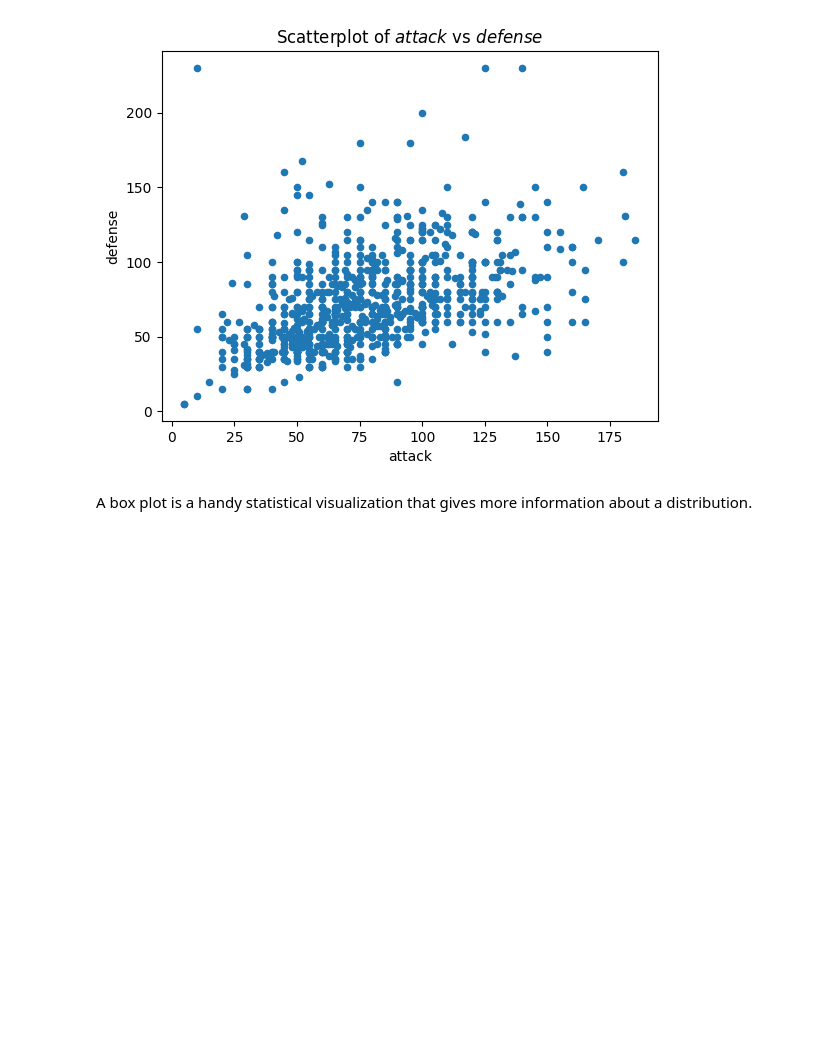
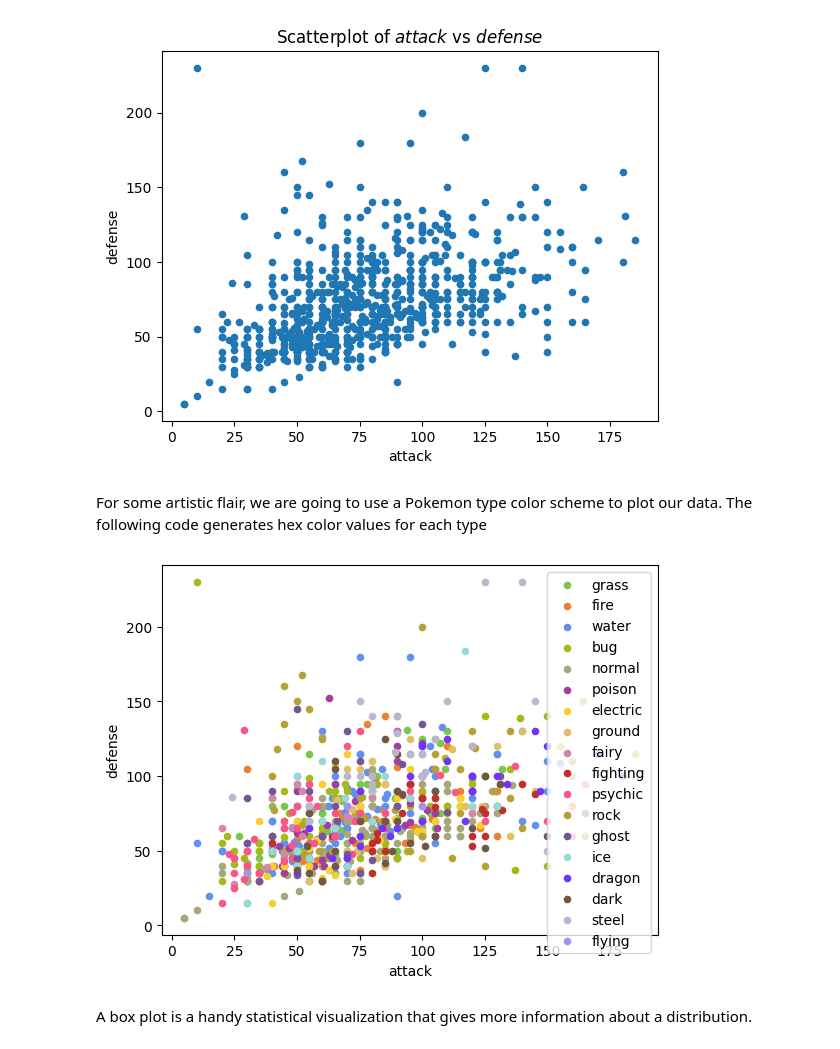
Before and after one commit to iancwm/python_crash_course, a Jupyter notebook: Session 8 - Advanced Topics - pandas.ipynb, the cells around one changed output. Cells and saved outputs as stored; diff of their text form; code cells hidden in the pictures; blank space fills up the shorter version.

```diff
--- a/Session 8 - Advanced Topics - pandas.ipynb
+++ b/Session 8 - Advanced Topics - pandas.ipynb
@@ -400,3 +491,5 @@ plt.title("Scatterplot of $attack$ vs $defense$")
 # %% [output]
 Text(0.5, 1.0, 'Scatterplot of $attack$ vs $defense$')
 [figure]
+# %% [markdown]
+For some artistic flair, we are going to use a Pokemon type color scheme to plot our data. The following code generates hex color values for each type
@@ -403,3 +518,9 @@ Text(0.5, 1.0, 'Scatterplot of $attack$ vs $defense$')
+# %%
+fig,ax=plt.subplots()
+for type in pd.unique(df['type1']):
+    df.query(f"type1=='{type}'").plot(kind='scatter',x='attack',y='defense',label=type,color=color_dict[type],ax=ax)
+# %% [output]
+[figure, added]
 # %% [markdown]
 A box plot is a handy statistical visualization that gives more information about a distribution.
 # %%
```
Also changed, not shown: parts of 18 cells of this notebook.
